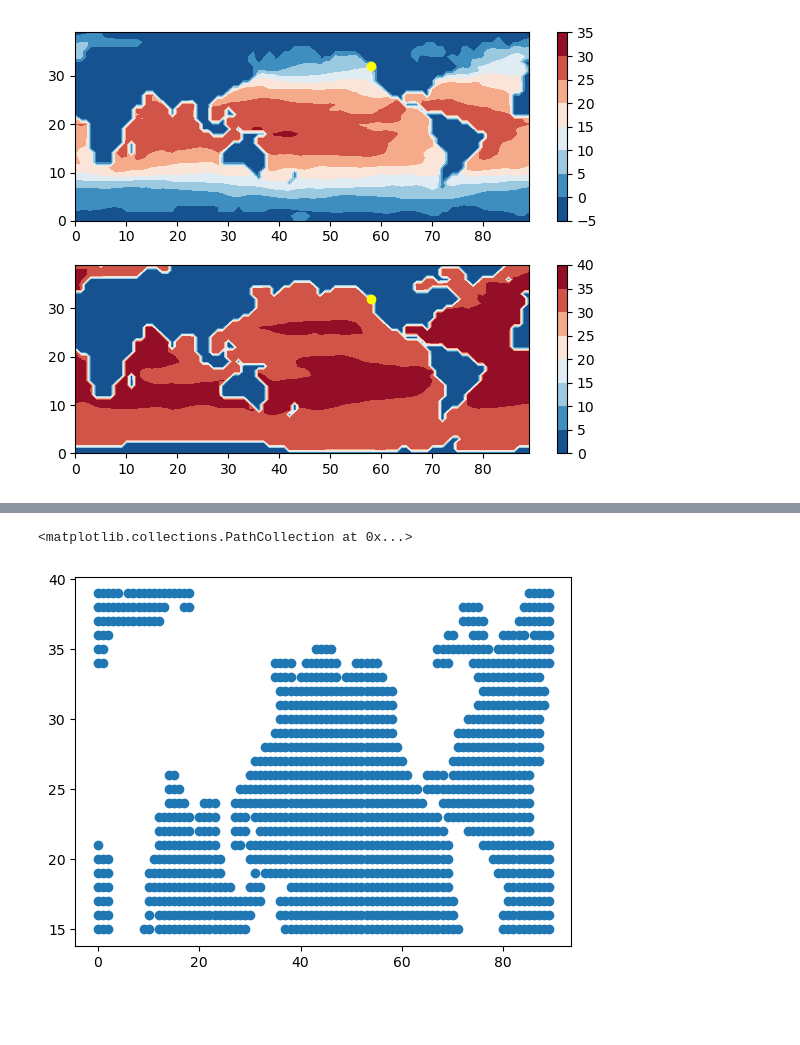
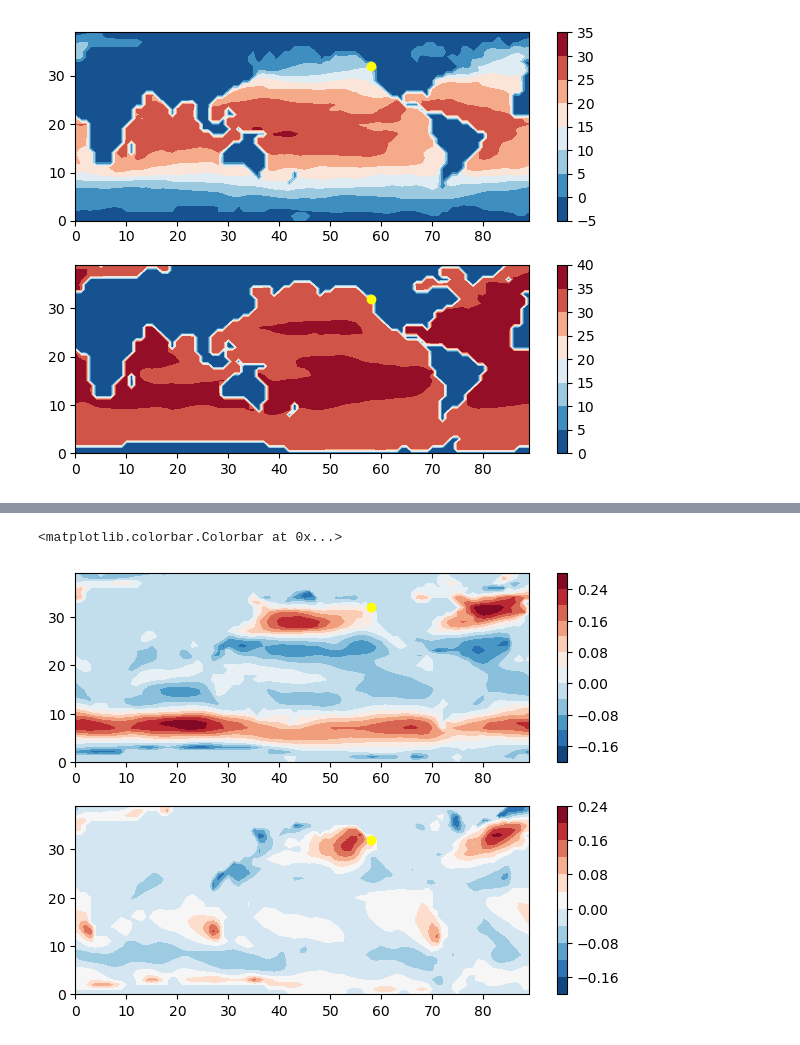
Before and after one commit to Shreyas911/XAIRT, a Jupyter notebook: examples/global_oce_latlon_4x4.ipynb, the cells around one changed output, grey strips where cells are left out. Drawn from its saved outputs; the diff is of its cells as text; code cells hidden in the pictures; blank space fills up the shorter version.

```diff
--- a/examples/global_oce_latlon_4x4.ipynb
+++ b/examples/global_oce_latlon_4x4.ipynb
@@ -87,13 +87,13 @@ nx = 90
 ny = 40
 nz = 15
 # %%
-ThetaDirs = [mainDir + '/run_forward_50yr_dailydump_pk000059400/diags/untarred_output',
+DataDirs = [mainDir + '/run_forward_50yr_dailydump_pk000059400/diags/untarred_output',
              mainDir + '/run_forward_50yr_dailydump_pk000061200/diags/untarred_output']
 
-file0 = ThetaDirs[0] + '/' + 'state3d_TS.0000594001.data'
+fileTS0 = DataDirs[0] + '/' + 'state3d_TS.0000594001.data'
 
-T0 = np.reshape(np.fromfile(file0, dtype = '>f')[:nx*ny*nz], (nz, ny, nx))
-S0 = np.reshape(np.fromfile(file0, dtype = '>f')[nx*ny*nz:], (nz, ny, nx))
+T0 = np.reshape(np.fromfile(fileTS0, dtype = '>f')[:nx*ny*nz], (nz, ny, nx))
+S0 = np.reshape(np.fromfile(fileTS0, dtype = '>f')[nx*ny*nz:], (nz, ny, nx))
 
 fig, ax = plt.subplots(2,1)
 fig.tight_layout()
@@ -126,7 +137,19 @@ for i in range(len(files_list)):
-# %%
-wetpoints = np.nonzero(latmask)
-thetaSurfWet = thetaSurf[:, wetpoints[0], wetpoints[1]]
-plt.scatter(wetpoints[1], wetpoints[0])
-# %% [output]
-<matplotlib.collections.PathCollection at 0x...>
-[figure, removed]
+# %%
+fileAtm0 = DataDirs[0] + '/' + 'state2d_atm.0000594001.data'
+
+tauX0 = np.reshape(np.fromfile(fileAtm0, dtype = '>f')[7*nx*ny:8*nx*ny], (ny, nx))
+tauY0 = np.reshape(np.fromfile(fileAtm0, dtype = '>f')[8*nx*ny:9*nx*ny], (ny, nx))
+
+fig, ax = plt.subplots(2,1)
+fig.tight_layout()
+
+pc = ax[0].contourf(tauX0*pmask[0], cmap = 'RdBu_r', levels = 10)
+ax[0].scatter([58],[32], color = 'yellow')
+fig.colorbar(pc, ax=ax[0])
+
+pc = ax[1].contourf(tauY0*pmask[0], cmap = 'RdBu_r', levels = 10)
+ax[1].scatter([58],[32], color = 'yellow')
+fig.colorbar(pc, ax=ax[1])
+# %% [output]
+<matplotlib.colorbar.Colorbar at 0x...>
+[figure, added]
```
Also changed, not shown: parts of 19 cells of this notebook, 1 other file.
